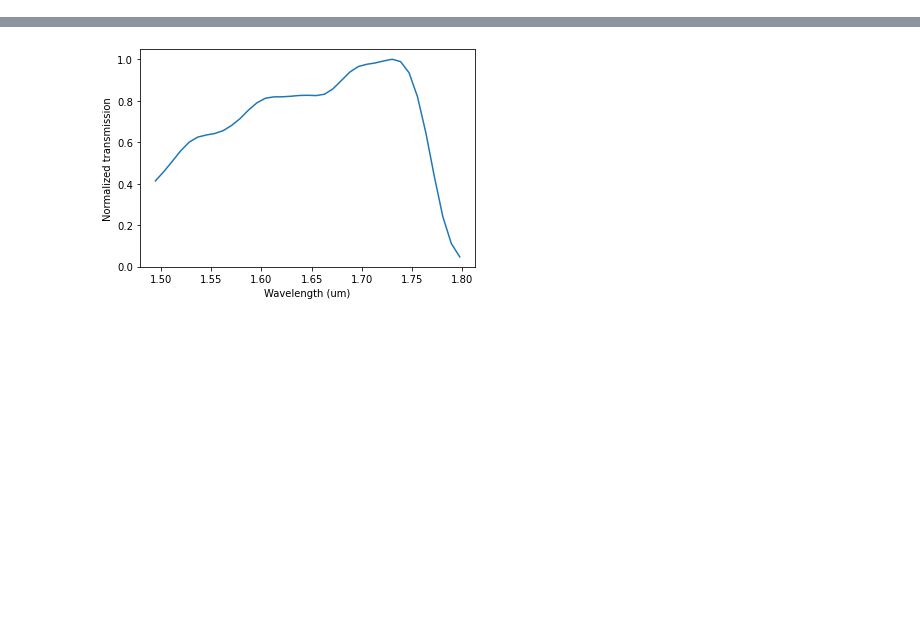
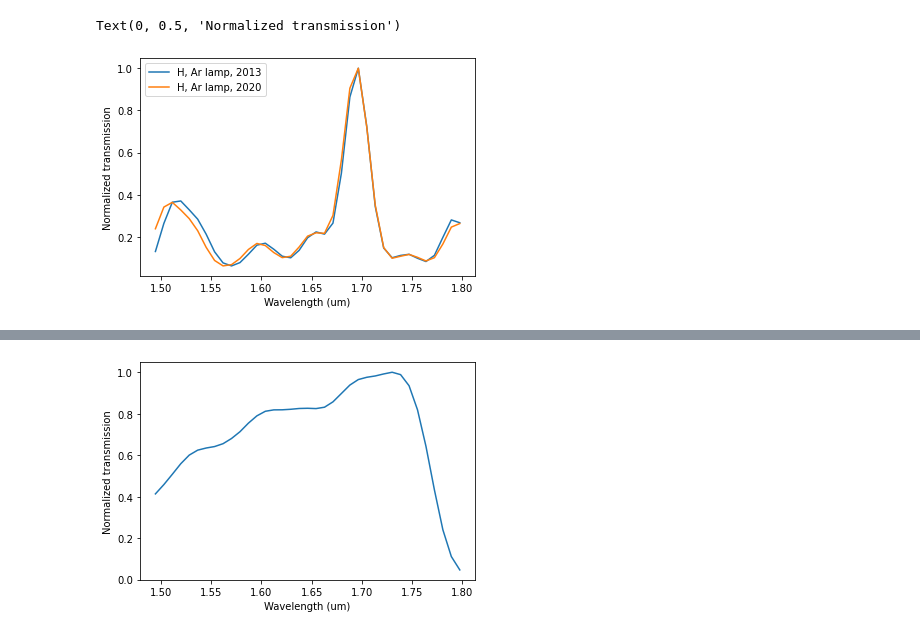
Before and after one commit to mwanakijiji/gpi2_misc, a Jupyter notebook: notebooks_for_development/fpr_0175_analysis.ipynb, the cells around one changed output, grey strips where cells are left out. Saved outputs shown, nothing was run; the diff lists cells and outputs as text; code cells hidden in the pictures; blank space fills up the shorter version.

```diff
--- a/notebooks_for_development/fpr_0175_analysis.ipynb
+++ b/notebooks_for_development/fpr_0175_analysis.ipynb
@@ -75,3 +75,20 @@ test_J = plot_transmission("S20210427E0020_spdc.fits", cen=[150,145])
 test_Y = plot_transmission("S20210427E0035_spdc.fits", cen=[150,145])
 test_K1 = plot_transmission("S20210427E0050_spdc.fits", cen=[150,145])
 test_K2 = plot_transmission("S20210427E0070_spdc.fits", cen=[150,145],no_sky_subt=True)
+# %%
+test_H_2013 = plot_transmission("S20140317S0082_spdc.fits", cen=[150,145],no_sky_subt=True)
+test_H_2020 = plot_transmission("S20200118S0355_spdc.fits", cen=[150,145],no_sky_subt=True)
+test_J_2014 = plot_transmission("S20140318S0366_spdc.fits", cen=[150,145],no_sky_subt=True)
+test_J_2020 = plot_transmission("S20200118S0444_spdc.fits", cen=[150,145],no_sky_subt=True)
+test_K1_2020 = plot_transmission("S20200118S0466_spdc.fits", cen=[150,145],no_sky_subt=True)
+# %%
+# H-band
+plt.plot(test_H_2013[0],np.divide(test_H_2013[1],np.max(test_H_2013[1])), label="H, Ar lamp, 2013")
+plt.plot(test_H_2020[0],np.divide(test_H_2020[1],np.max(test_H_2020[1])), label="H, Ar lamp, 2020")
+plt.legend()
+plt.xlabel("Wavelength (um)")
+plt.ylabel("Normalized transmission")
+#plt.savefig("junk_H_band.png")
+# %% [output]
+Text(0, 0.5, 'Normalized transmission')
+[figure, added]
```
Also changed, not shown: parts of 2 cells of this notebook, 3 other files.
